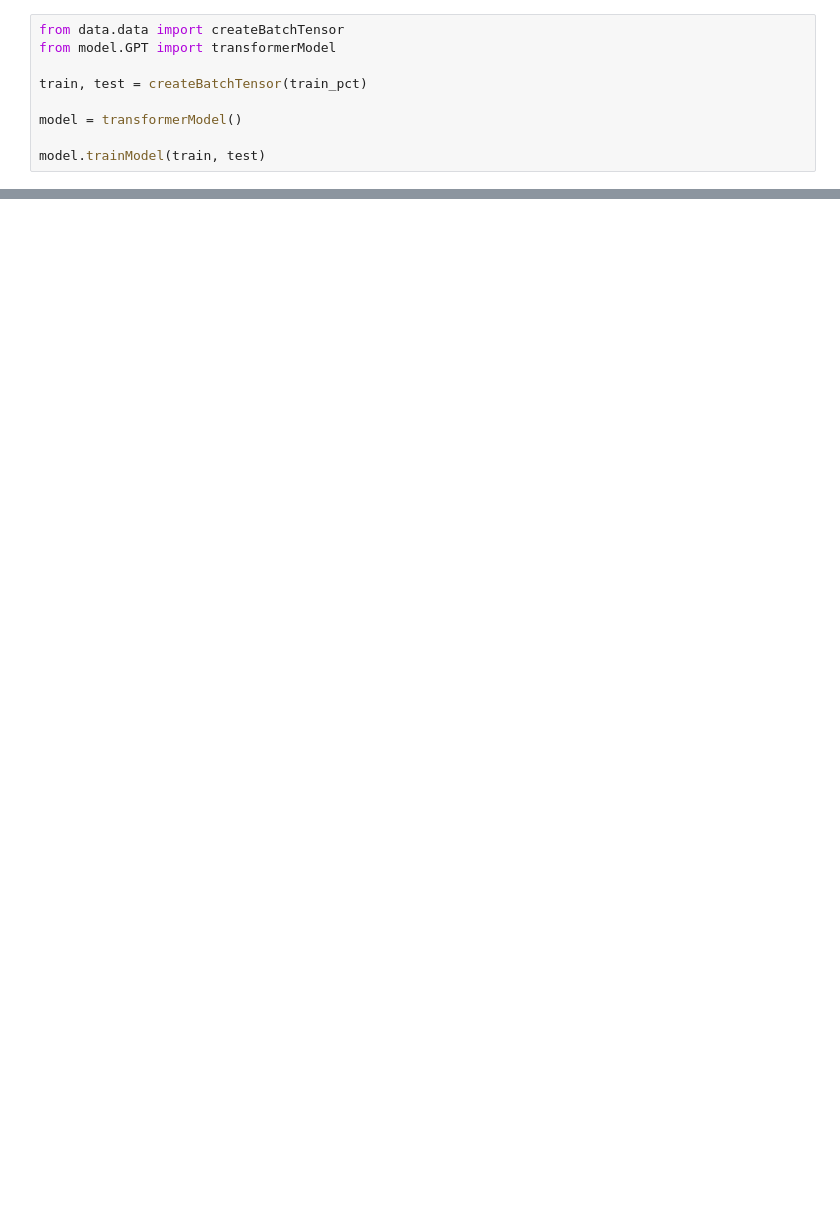
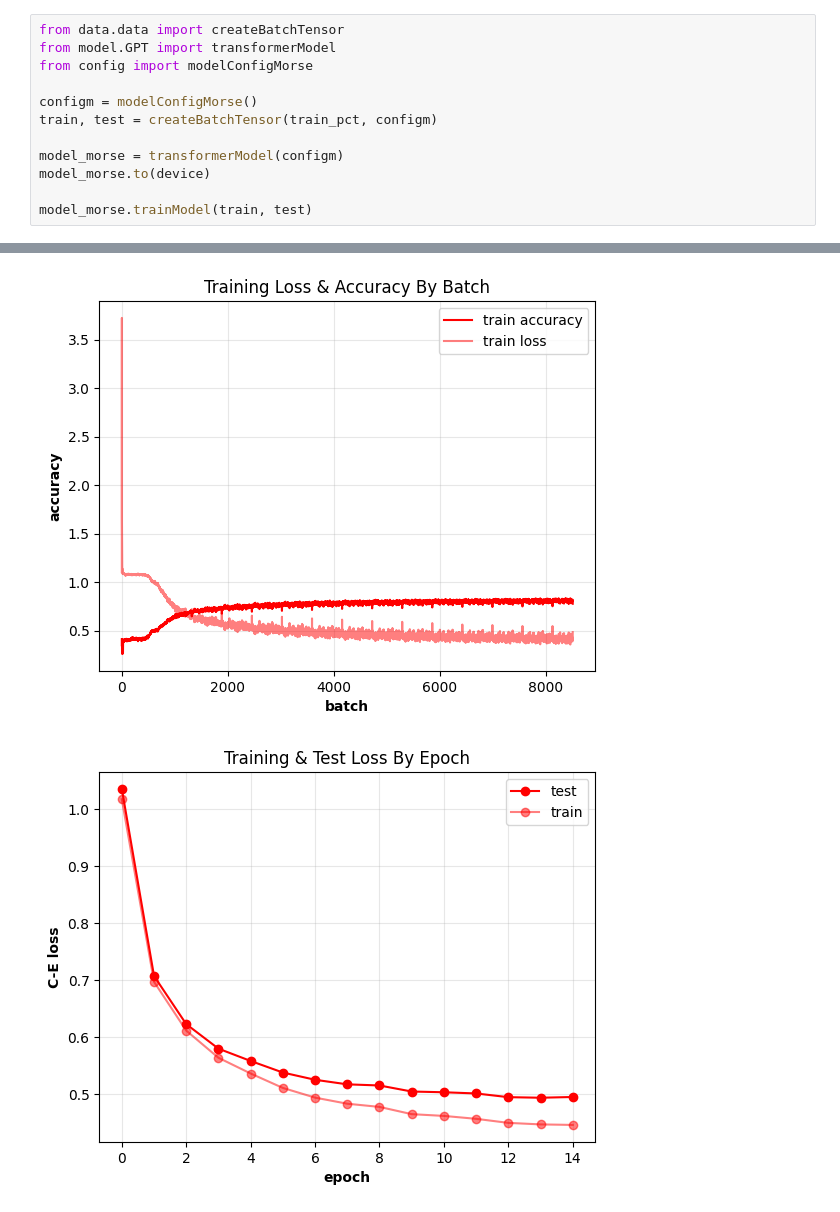
Before and after one commit to EnronMusk/MorseLLM, a Jupyter notebook: notebook/GPT.ipynb, the cells around one changed output, grey strips where cells are left out. Cells and saved outputs as stored; diff of their text form; blank space fills up the shorter version.

```diff
--- a/notebook/GPT.ipynb
+++ b/notebook/GPT.ipynb
@@ -15,10 +71,13 @@ train_pct = 0.95
 # %%
 from data.data import createBatchTensor
 from model.GPT import transformerModel
+from config import modelConfigMorse
 
-train, test = createBatchTensor(train_pct)
+configm = modelConfigMorse()
+train, test = createBatchTensor(train_pct, configm)
 
-model = transformerModel()
+model_morse = transformerModel(configm)
+model_morse.to(device)
 
-model.trainModel(train, test)
+model_morse.trainModel(train, test)
 # %% [output]
@@ -29,0 +100,2 @@ Step 155 Training Loss: 55.3779821395874
+[figure, added]
+[figure, added]
```
Also changed, not shown: parts of 22 cells of this notebook.
